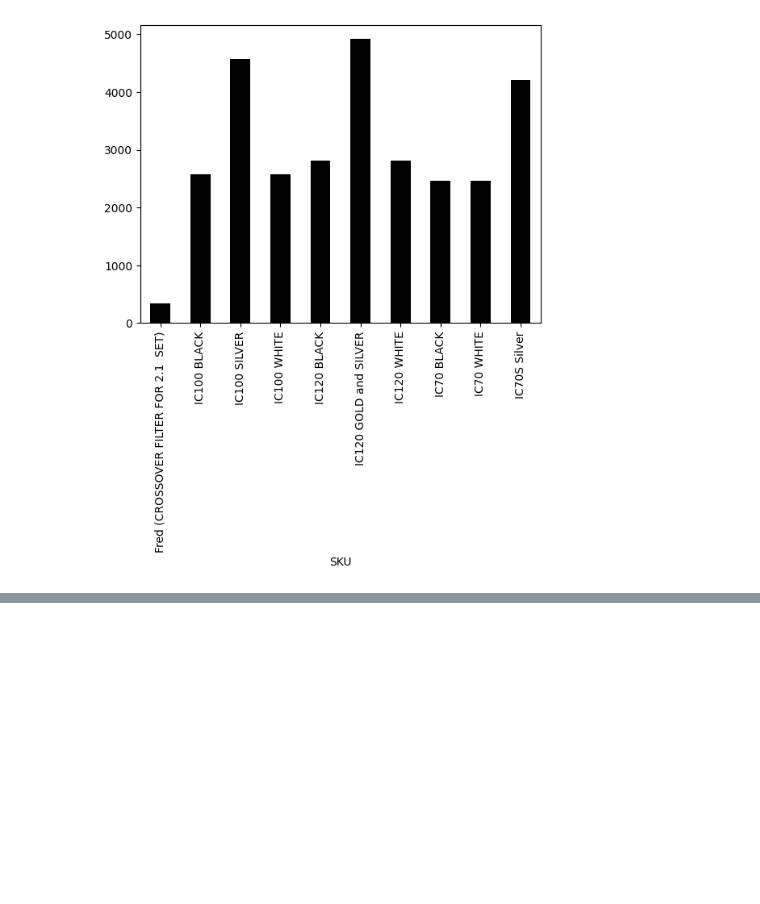
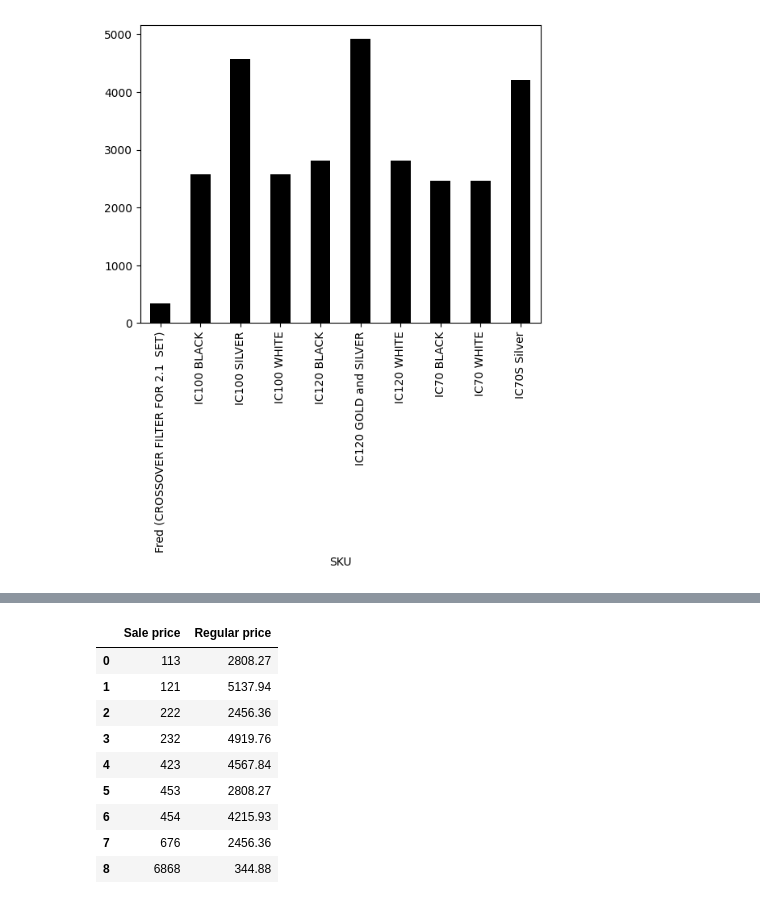
Before and after one commit to Raimal-Raja/DataScience-ML-DL-NLP, a Jupyter notebook: 10_Data_Analysis_with_Python/Matplotlib/3_visualization_using_csv.ipynb, the cells around one changed output, grey strips where cells are left out. Cells and saved outputs as stored; diff of their text form; code cells hidden in the pictures; blank space fills up the shorter version.

```diff
--- a/10_Data_Analysis_with_Python/Matplotlib/3_visualization_using_csv.ipynb
+++ b/10_Data_Analysis_with_Python/Matplotlib/3_visualization_using_csv.ipynb
@@ -54,0 +75,13 @@ total_sell_by_Product.plot(kind='bar', color='black')
+# %%
+sale_trend
+# %% [output]
+|  | Sale price | Regular price |
+| 0 | 113 | 2808.27 |
+| 1 | 121 | 5137.94 |
+| 2 | 222 | 2456.36 |
+| 3 | 232 | 4919.76 |
+| 4 | 423 | 4567.84 |
+| 5 | 453 | 2808.27 |
+| 6 | 454 | 4215.93 |
+| 7 | 676 | 2456.36 |
+| 8 | 6868 | 344.88 |
```
Also changed, not shown: parts of 4 cells of this notebook.
